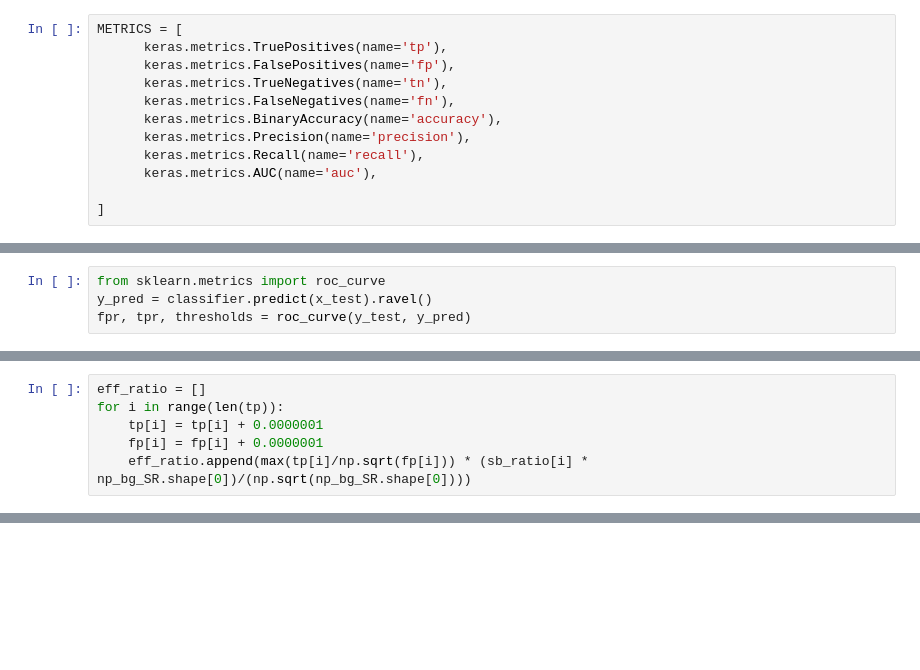
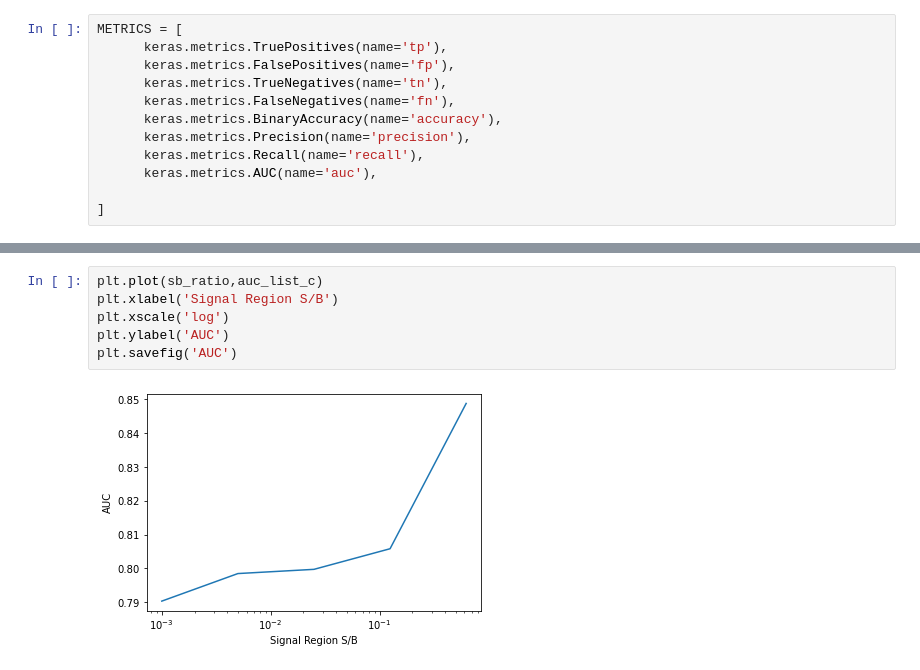
Before and after one commit to hmyin516/AnomalyDetection, a Jupyter notebook: DijetGAN/classifier.ipynb, the cells around one changed output, grey strips where cells are left out. Cells and saved outputs as stored; diff of their text form; blank space fills up the shorter version.

```diff
--- a/DijetGAN/classifier.ipynb
+++ b/DijetGAN/classifier.ipynb
@@ -307,4 +149,0 @@ learningCurveLoss(history)
-# %%
-from sklearn.metrics import roc_curve
-y_pred = classifier.predict(x_test).ravel()
-fpr, tpr, thresholds = roc_curve(y_test, y_pred)
@@ -496,6 +149,0 @@ Text(0, 0.5, 'AUC')
-# %%
-eff_ratio = []
-for i in range(len(tp)):
-    tp[i] = tp[i] + 0.0000001
-    fp[i] = fp[i] + 0.0000001
-    eff_ratio.append(max(tp[i]/np.sqrt(fp[i])) * (sb_ratio[i] * np_bg_SR.shape[0])/(np.sqrt(np_bg_SR.shape[0])))
@@ -514,0 +375,8 @@ array([1.5259795 , 0.52597946, 0.5259623 , ..., 0.26285934, 0.25545588,
+# %%
+plt.plot(sb_ratio,auc_list_c)
+plt.xlabel('Signal Region S/B')
+plt.xscale('log')
+plt.ylabel('AUC')
+plt.savefig('AUC')
+# %% [output]
+[figure, added]
```
Also changed, not shown: parts of 79 cells of this notebook.
